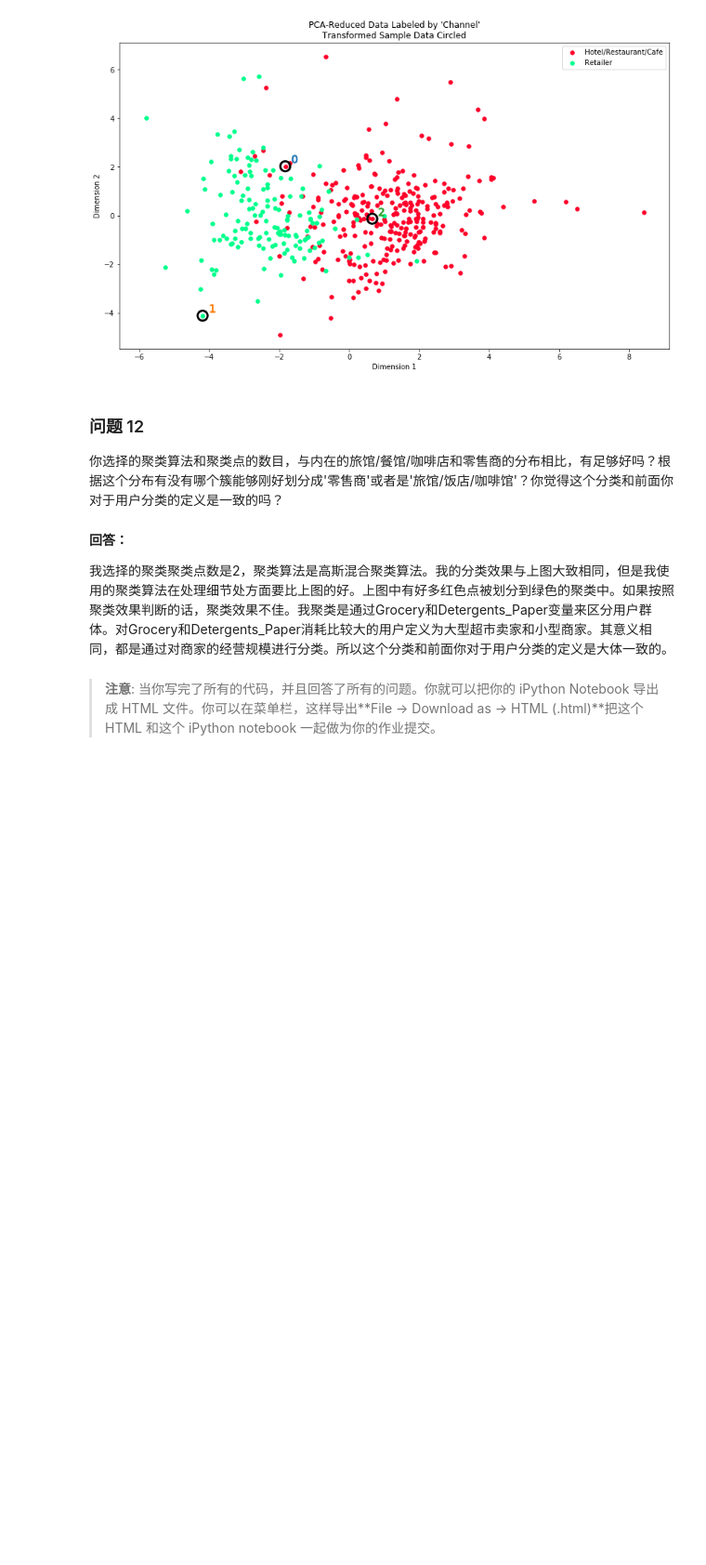
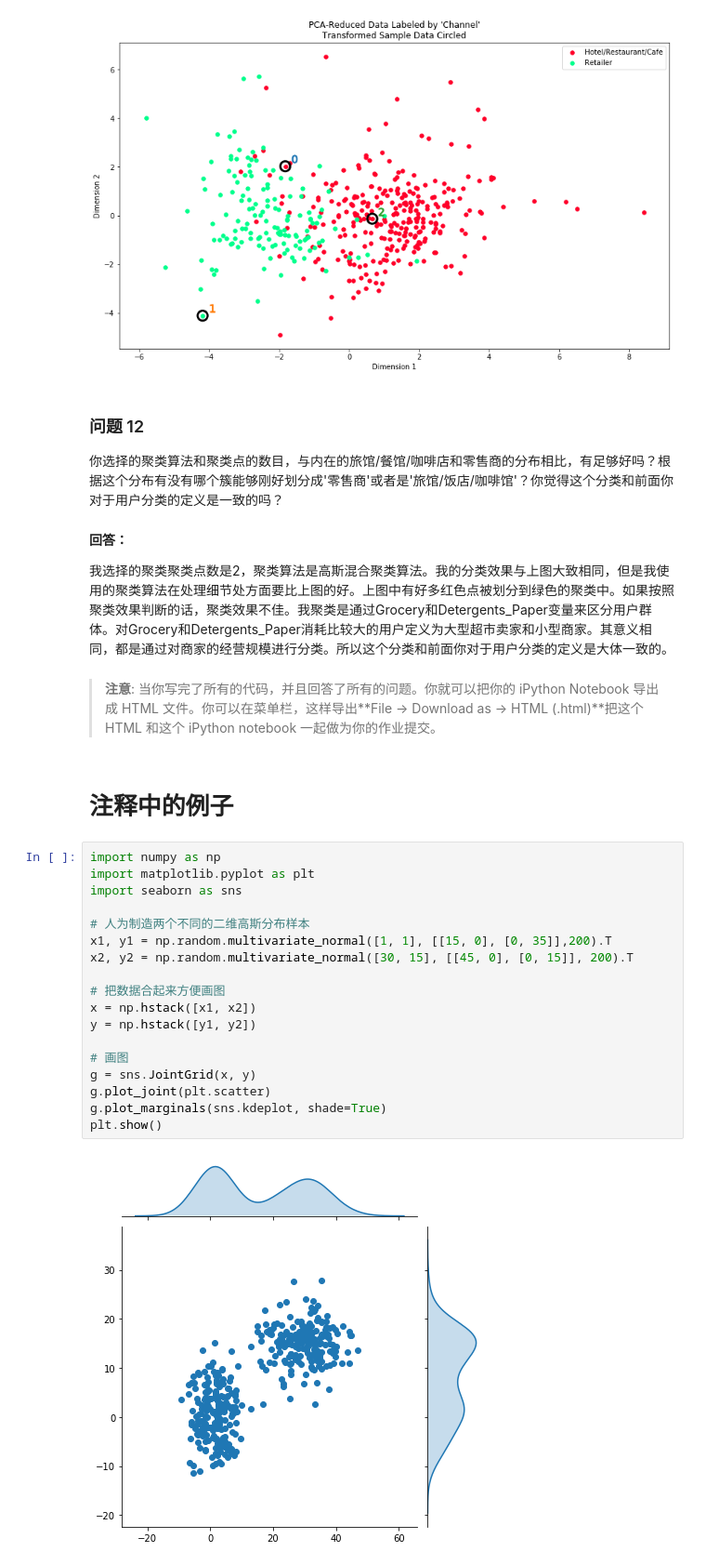
Before and after one commit to GuanqiaoW/Udacity, a Jupyter notebook: customer_segments/customer_segments.ipynb, the cells around one changed output. Shown: that part at 93% size. Drawn from its saved outputs; the diff is of its cells as text; blank space fills up the shorter version.

```diff
--- a/customer_segments/customer_segments.ipynb
+++ b/customer_segments/customer_segments.ipynb
@@ -626,3 +625,25 @@ vs.channel_results(reduced_data, outliers, pca_samples)
 我选择的聚类聚类点数是2，聚类算法是高斯混合聚类算法。我的分类效果与上图大致相同，但是我使用的聚类算法在处理细节处方面要比上图的好。上图中有好多红色点被划分到绿色的聚类中。如果按照聚类效果判断的话，聚类效果不佳。我聚类是通过Grocery和Detergents_Paper变量来区分用户群体。对Grocery和Detergents_Paper消耗比较大的用户定义为大型超市卖家和小型商家。其意义相同，都是通过对商家的经营规模进行分类。所以这个分类和前面你对于用户分类的定义是大体一致的。
 # %% [markdown]
 > **注意**: 当你写完了所有的代码，并且回答了所有的问题。你就可以把你的 iPython Notebook 导出成 HTML 文件。你可以在菜单栏，这样导出**File -> Download as -> HTML (.html)**把这个 HTML 和这个 iPython notebook 一起做为你的作业提交。
+# %% [markdown]
+# 注释中的例子
+# %%
+import numpy as np
+import matplotlib.pyplot as plt
+import seaborn as sns
+
+# 人为制造两个不同的二维高斯分布样本
+x1, y1 = np.random.multivariate_normal([1, 1], [[15, 0], [0, 35]],200).T
+x2, y2 = np.random.multivariate_normal([30, 15], [[45, 0], [0, 15]], 200).T
+
+# 把数据合起来方便画图
+x = np.hstack([x1, x2])
+y = np.hstack([y1, y2])
+
+# 画图
+g = sns.JointGrid(x, y)
+g.plot_joint(plt.scatter)
+g.plot_marginals(sns.kdeplot, shade=True)
+plt.show()
+# %% [output]
+[figure, added]
```
Also changed, not shown: parts of 3 cells of this notebook, 2 other files.
